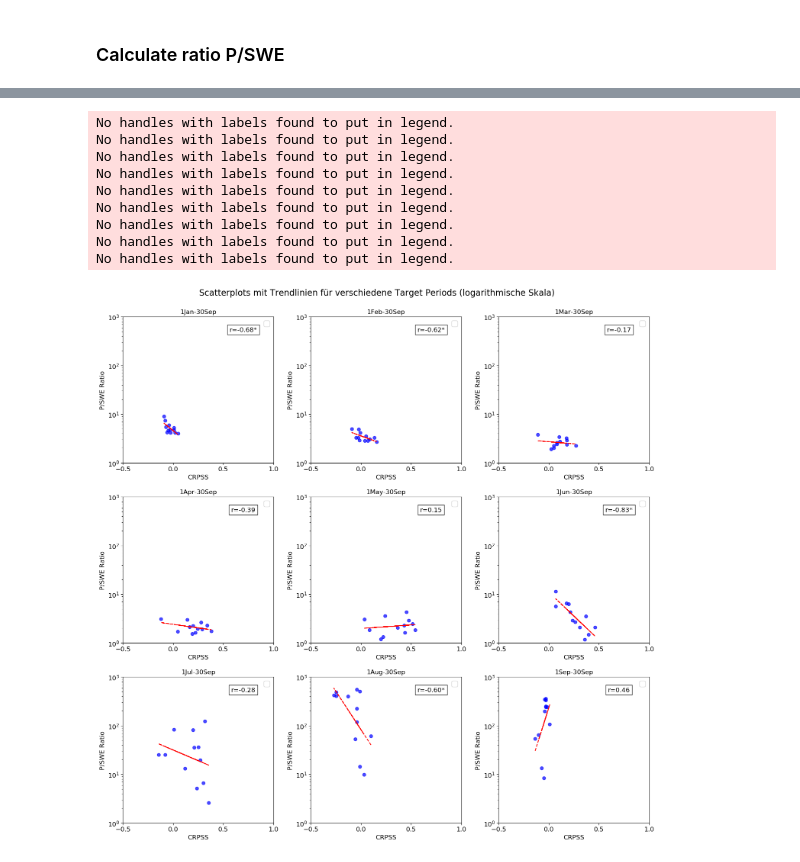
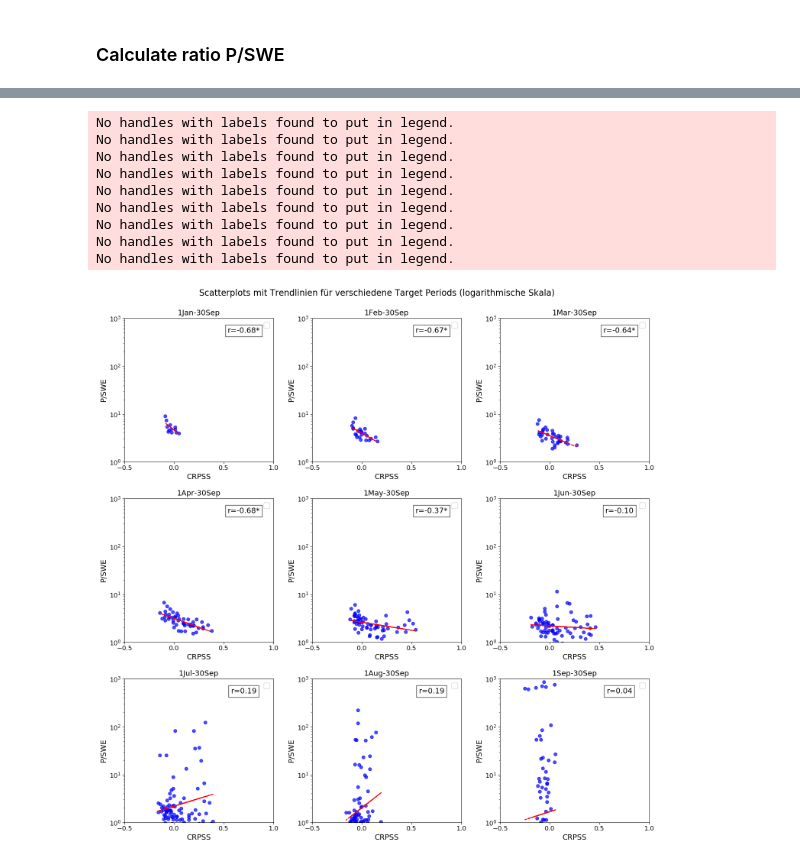
Before and after one commit to Laurin-98/FROSTBYTE_PREVAH, a Jupyter notebook: notebooks/P/SWE_CRPSS.ipynb, the cells around one changed output, grey strips where cells are left out. Cells and saved outputs as stored; diff of their text form; code cells hidden in the pictures.

```diff
--- a/notebooks/P/SWE_CRPSS.ipynb
+++ b/notebooks/P/SWE_CRPSS.ipynb
@@ -318,10 +318,10 @@ for init_date in SWE_climatological.init_date.values:
         init_day, init_month = map(int, init_date.split('/'))
 
         # Prüfen, ob init_date in target_period liegt
-        if (target_start_month < init_month < target_end_month) or \
+        """if (target_start_month < init_month < target_end_month) or \
            (init_month == target_start_month and init_day >= target_start_day) or \
-           (init_month == target_end_month and init_day <= target_end_day):
-
+           (init_month == target_end_month and init_day <= target_end_day):"""
+        if (target_start_month >= init_month ):
             # Greife auf SWE- und P-Daten zu
             swe_values = SWE_climatological.sel(init_date=init_date).swe_clim_median.squeeze()
             p_values = P_climatological.sel(target_period=target_period).p_clim_median.squeeze()
@@ -652,7 +652,7 @@ plt.rcParams.update({
     'axes.labelsize': 16,     # Achsenbeschriftung
     'xtick.labelsize': 12,    # X-Tick-Beschriftung
     'ytick.labelsize': 12,    # Y-Tick-Beschriftung
-    'legend.fontsize': 14,    # Legende
+    #'legend.fontsize': 14,    # Legende
 })
 
 # Definiere die Target Periods
@@ -676,8 +676,8 @@ for i, (tp_crpss, tp_ratio) in enumerate(zip(target_periods_crpss, target_period
     x = reduced_crpss_dataset.sel(target_period=tp_crpss)['CRPSS'].values
     y = p_swe_ratio.sel(target_period=tp_ratio)['P_to_SWE_ratio'].values
 
-    # Entferne NaN-Werte
-    valid_mask = ~np.isnan(x) & ~np.isnan(y)
+    # Entferne ungültige Werte: NaN, inf oder y <= 0 (für log10(y))
+    valid_mask = ~np.isnan(x) & ~np.isnan(y) & (y > 0)
     x = x[valid_mask]
     y = y[valid_mask]
 
@@ -697,36 +697,36 @@ for i, (tp_crpss, tp_ratio) in enumerate(zip(target_periods_crpss, target_period
 
         # Füge den Pearson-Korrelationskoeffizienten als Text hinzu
         ax.text(0.8, 0.9, f"r={r:.2f}{significance}", transform=ax.transAxes,
-                fontsize=12, ha='center', bbox=dict(facecolor='white', alpha=0.8))
+                fontsize=14, ha='center', bbox=dict(facecolor='white', alpha=0.8))
 
     # Setze logarithmische y-Achse
     ax.set_yscale('log')
     ax.yaxis.set_major_locator(ticker.LogLocator(base=10.0, subs=[]))  # Nur Hauptwerte anzeigen
     ax.yaxis.set_major_formatter(ticker.LogFormatterMathtext(base=10.0))  # Wissenschaftliche Notation (10^x)
 
     # Fixe Achsengrenzen
     ax.set_ylim(10**0, 10**3)  # Von 10^0 bis 10^3 (1 bis 1000)
     ax.set_xticks(np.arange(-0.5, 1.1, 0.5))
     ax.set_xlim(-0.5, 1)       # X-Achse von -0.5 bis 1
 
     # Titel und Achsenbeschriftungen
-    ax.set_title(tp_crpss, fontsize=12)
-    ax.set_xlabel("CRPSS", fontsize=12)
-    ax.set_ylabel("P/SWE Ratio", fontsize=12)
+    ax.set_title(tp_crpss, fontsize=14)
+    ax.set_xlabel("CRPSS", fontsize=14)
+    ax.set_ylabel("P/SWE", fontsize=14)
     ax.legend()
 
 # Layout optimieren
 plt.tight_layout(rect=[0, 0, 1, 0.96])  # Platz für den Supertitel lassen
 plt.savefig("C:/Users/lauri/PycharmProjects/FROSTBYTE/CH_data/CH_camels_output_plots/evaluation/P_SWE_ratio_vs_CRPSS.png", dpi=300, bbox_inches="tight")
 plt.show()
 # %% [output]
 No handles with labels found to put in legend.
 No handles with labels found to put in legend.
 No handles with labels found to put in legend.
 No handles with labels found to put in legend.
 No handles with labels found to put in legend.
 No handles with labels found to put in legend.
 No handles with labels found to put in legend.
 No handles with labels found to put in legend.
 No handles with labels found to put in legend.
-[figure, old version]
+[figure, new version]
```
Also changed, not shown: parts of 5 cells of this notebook.
